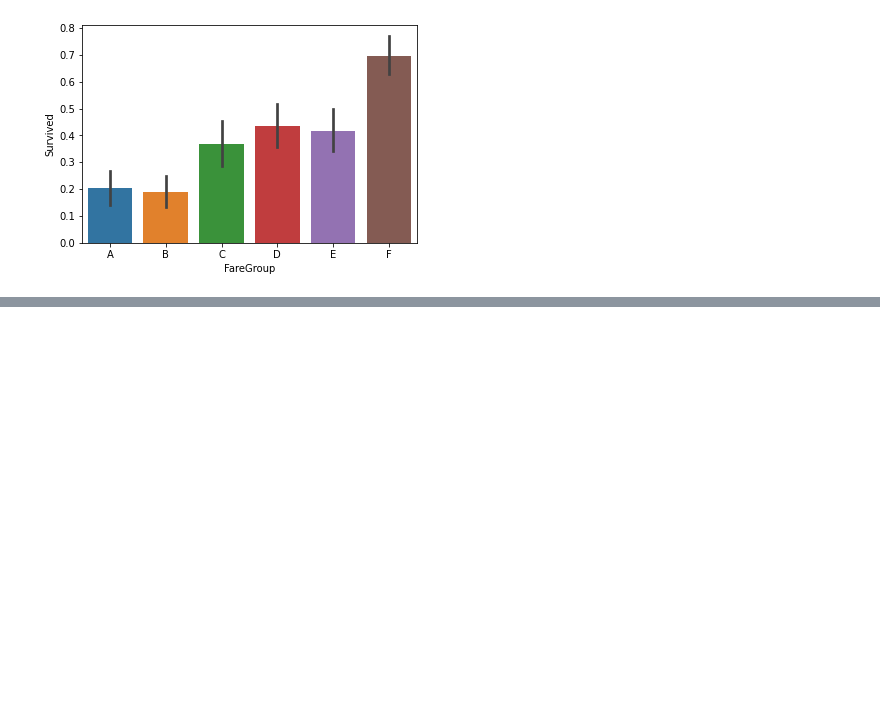
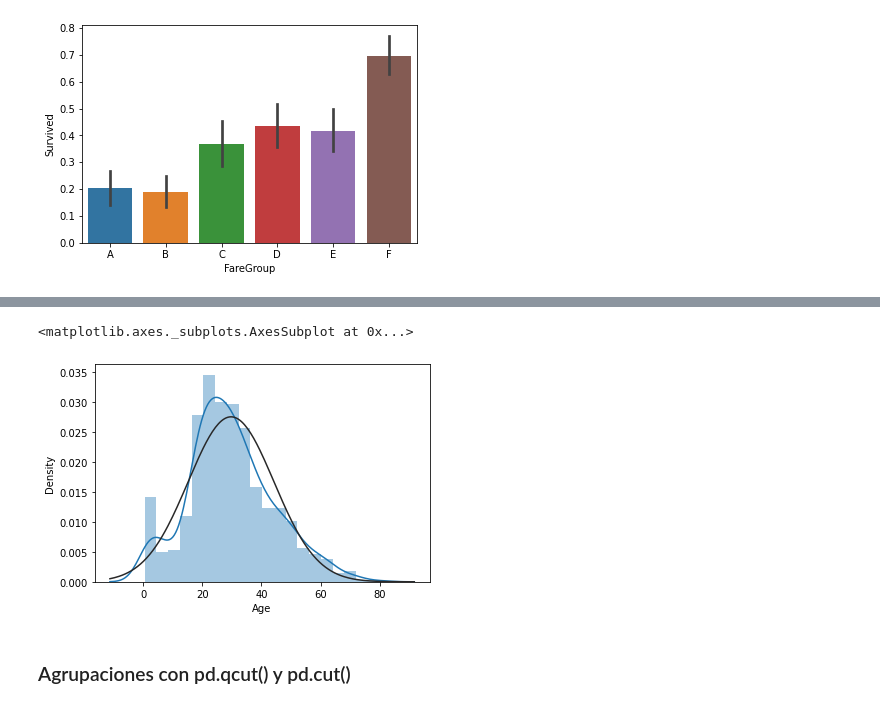
Before and after one commit to talitacardenas/The_Bridge_School_DataScience_PT, a Jupyter notebook: 02_DataAnalysis/labs/Pandas/10_Visualización_de_datos_Python_con_Matplotlib_Seaborn.ipynb, the cells around one changed output, grey strips where cells are left out. Cells and saved outputs as stored; diff of their text form; code cells hidden in the pictures; blank space fills up the shorter version.

```diff
--- a/02_DataAnalysis/labs/Pandas/10_Visualización_de_datos_Python_con_Matplotlib_Seaborn.ipynb
+++ b/02_DataAnalysis/labs/Pandas/10_Visualización_de_datos_Python_con_Matplotlib_Seaborn.ipynb
@@ -275,0 +303,7 @@ sns.barplot(x='FareGroup',y='Survived', data=titanic)
+# %%
+sns.distplot(titanic.Age, fit=norm)
+# %% [output]
+<matplotlib.axes._subplots.AxesSubplot at 0x...>
+[figure, added]
+# %% [markdown]
+### Agrupaciones con pd.qcut() y pd.cut()
```
Also changed, not shown: parts of 22 cells of this notebook.
